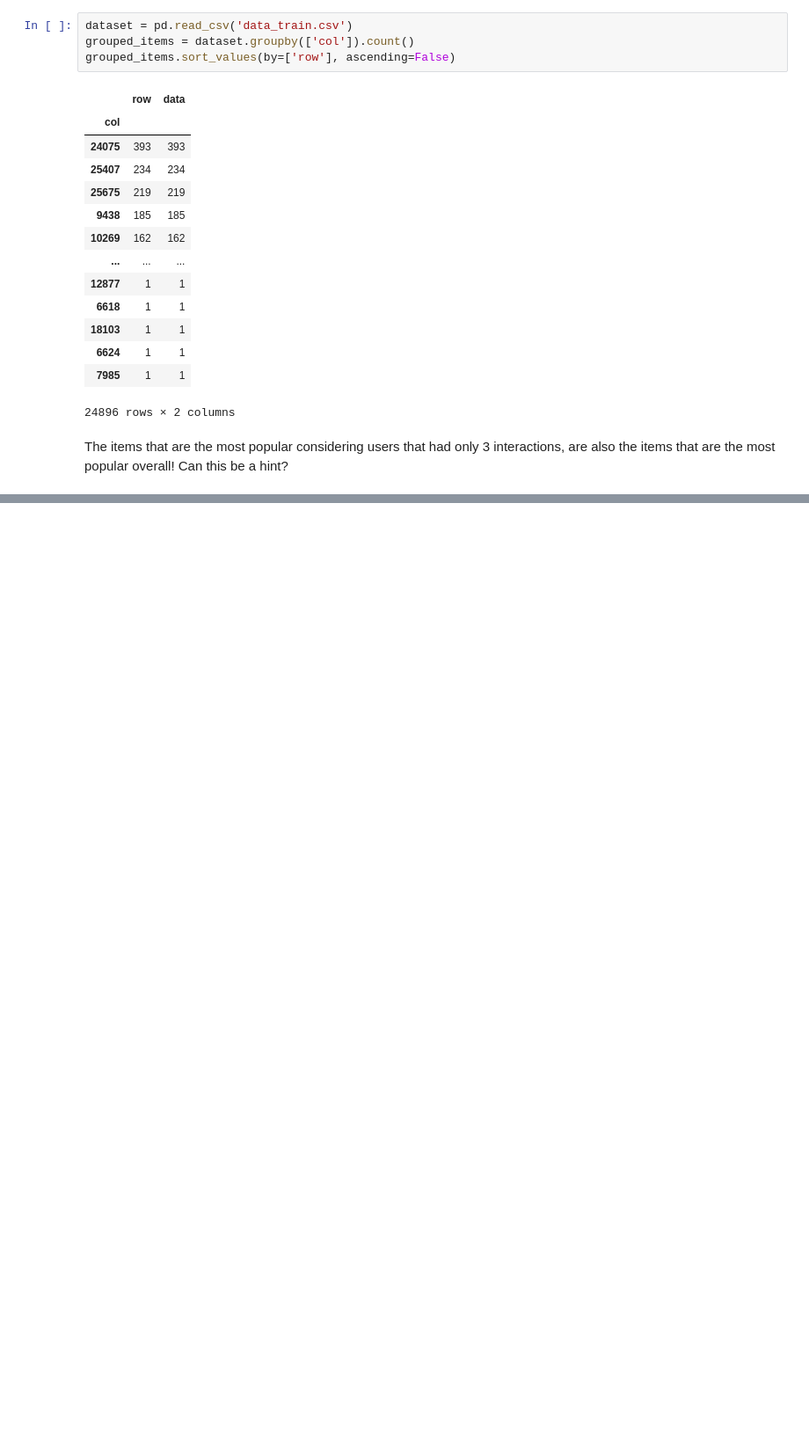
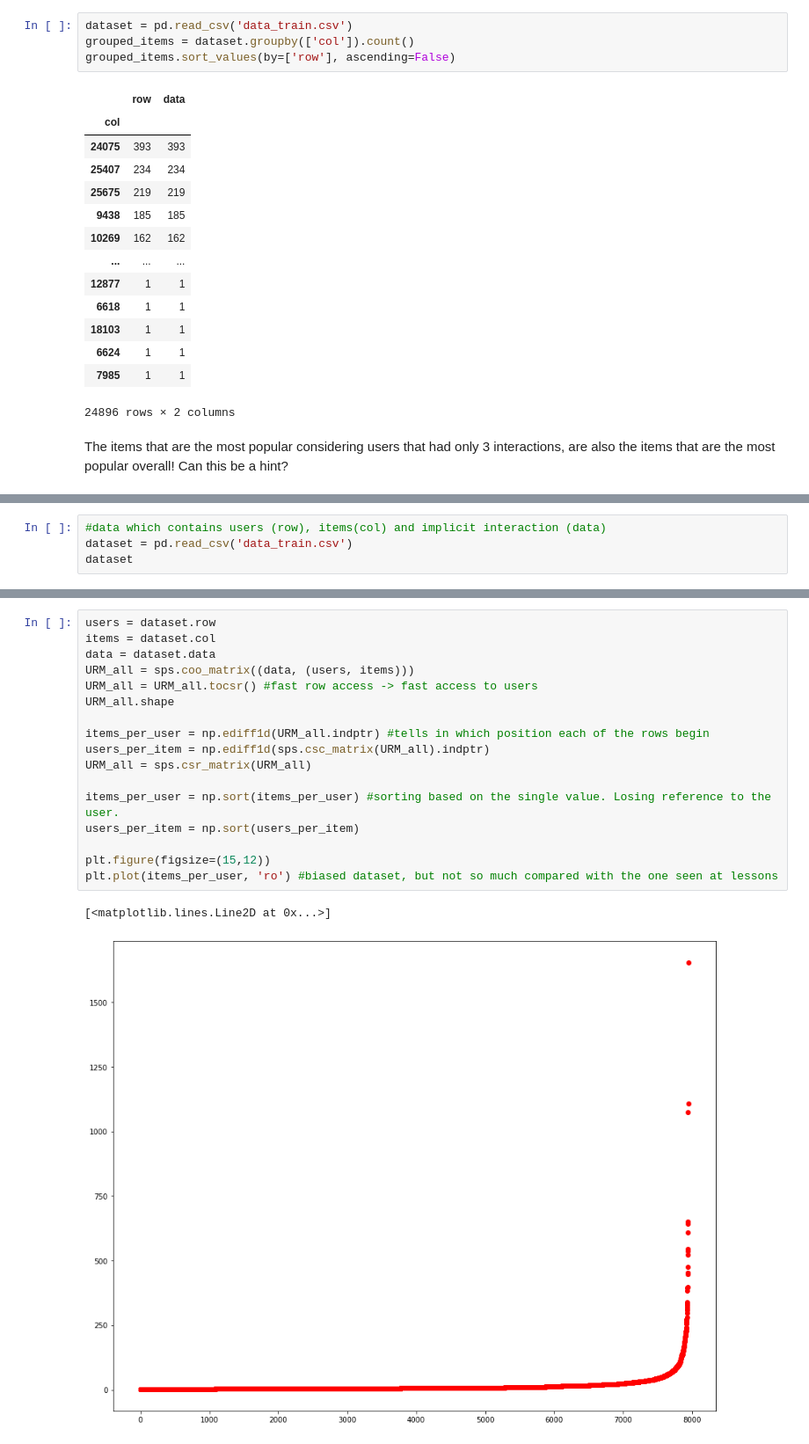
Before and after one commit to mattiasu96/Recommender-Systems-Challenge, a Jupyter notebook: New Challenge Data/Data Analysis.ipynb, the cells around one changed output, grey strips where cells are left out. Shown at 88% size. Cells and saved outputs as stored; diff of their text form; blank space fills up the shorter version.

```diff
--- a/New Challenge Data/Data Analysis.ipynb
+++ b/New Challenge Data/Data Analysis.ipynb
@@ -332,0 +335,4 @@ The items that are the most popular considering users that had only 3 interactio
+# %%
+#data which contains users (row), items(col) and implicit interaction (data)
+dataset = pd.read_csv('data_train.csv')
+dataset
@@ -332,0 +353,20 @@ The items that are the most popular considering users that had only 3 interactio
+# %%
+users = dataset.row
+items = dataset.col
+data = dataset.data
+URM_all = sps.coo_matrix((data, (users, items)))
+URM_all = URM_all.tocsr() #fast row access -> fast access to users
+URM_all.shape
+
+items_per_user = np.ediff1d(URM_all.indptr) #tells in which position each of the rows begin
+users_per_item = np.ediff1d(sps.csc_matrix(URM_all).indptr)
+URM_all = sps.csr_matrix(URM_all)
+
+items_per_user = np.sort(items_per_user) #sorting based on the single value. Losing reference to the user.
+users_per_item = np.sort(users_per_item)
+
+plt.figure(figsize=(15,12))
+plt.plot(items_per_user, 'ro') #biased dataset, but not so much compared with the one seen at lessons
+# %% [output]
+[<matplotlib.lines.Line2D at 0x...>]
+[figure, added]
```
Also changed, not shown: parts of 13 cells of this notebook, 8 other files.
